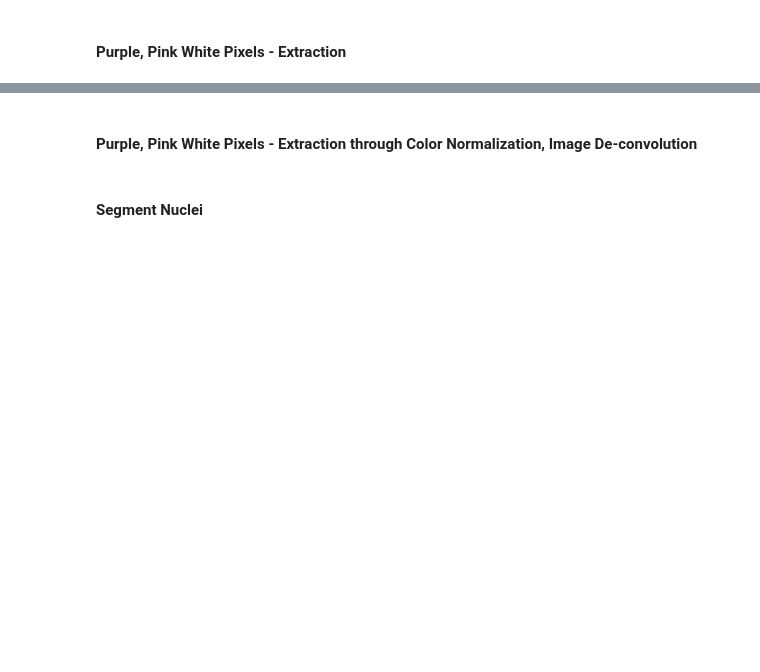
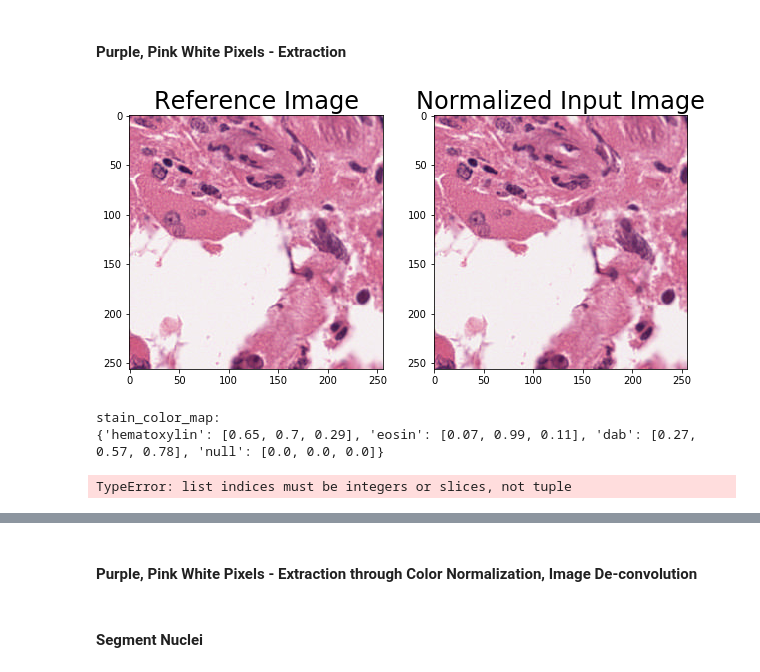
Before and after one commit to sraja2911/glioma_histo_img_classifier_lob, a Jupyter notebook: Tissue_Texture_Algorithm_PCA_Kmeans-Norm-Deconv.ipynb, the cells around one changed output, grey strips where cells are left out. Cells and saved outputs as stored; diff of their text form; code cells hidden in the pictures; blank space fills up the shorter version.

```diff
--- a/Tissue_Texture_Algorithm_PCA_Kmeans-Norm-Deconv.ipynb
+++ b/Tissue_Texture_Algorithm_PCA_Kmeans-Norm-Deconv.ipynb
@@ -216,12 +201,32 @@ for i, k in enumerate([2, 3, 4]):
                  fontsize=16, fontweight='semibold', y=1.05);
 # %% [markdown]
 #### Purple, Pink White Pixels - Extraction
+# %%
+# Load reference image for normalization
+ref_image_file = ('/media/raj/Raj1_5/10ktiles/train/gbm/TCGA-02-0001-01Z-00-DX2_20x_4768_25216_256x256.png')  # L1.png
+
+im_reference = skimage.io.imread(ref_image_file)[:, :, :3]
+
+# get mean and stddev of reference image in lab space
+mean_ref, std_ref = htk.preprocessing.color_conversion.lab_mean_std(im_reference)
+
+# perform reinhard color normalization
+im_nmzd = htk.preprocessing.color_normalization.reinhard(imInput, mean_ref, std_ref)
+
+# Display results
+plt.figure(figsize=(10, 10))
+
+plt.subplot(1, 2, 1)
+plt.imshow(im_reference)
+_ = plt.title('Reference Image', fontsize=titlesize)
+
+plt.subplot(1, 2, 2)
+plt.imshow(im_nmzd)
+_ = plt.title('Normalized Input Image', fontsize=titlesize)
+# %% [output]
+[figure, added]
 # %%
 # create stain to color map using HistomicsTK
-inputImageFile = ('/media/raj/Raj1_5/10ktiles/train/gbm/TCGA-02-0001-01Z-00-DX2_20x_4768_25216_256x256.png')  # H&E.png
-imOrig = skimage.io.imread(inputImageFile)[:, :, :3]
-imInput = imOrig.copy()
-
 stain_color_map = htk.preprocessing.color_deconvolution.stain_color_map
 print('stain_color_map:', stain_color_map, sep='\n')
 
@@ -232,15 +237,26 @@ stains = ['hematoxylin',  # nuclei stain
 
 # create stain matrix
 W = np.array([stain_color_map[st] for st in stains]).T
+w_init=[]
 
 # perform standard color deconvolution
-imDeconvolved = htk.preprocessing.color_deconvolution.color_deconvolution(imInput, W)
+#img_sda = htk.preprocessing.color_conversion.rgb_to_sda(im_nmzd,None)
+#img_snmf_matrix = htk.preprocessing.color_deconvolution.color_deconvolution(img_sda, w_init)
+imDeconvolved = htk.preprocessing.color_deconvolution.color_deconvolution(im_nmzd, W)
+#
+
+imDeconvolved = htk.preprocessing.color_deconvolution.color_deconvolution(img_snmf_matrix, W)
+
 
 # Display results
 for i in 0, 1:
     plt.figure()
     plt.imshow(imDeconvolved.Stains[:, :, i])
     _ = plt.title(stains[i], fontsize=titlesize)
+# %% [output]
+stain_color_map:
+{'hematoxylin': [0.65, 0.7, 0.29], 'eosin': [0.07, 0.99, 0.11], 'dab': [0.27, 0.57, 0.78], 'null': [0.0, 0.0, 0.0]}
+TypeError: list indices must be integers or slices, not tuple
 # %%
 # Calculating Purple, Pink, White Pixels' - x,y co-ordinates
 # Purple pixel:Cell Nuclie Material,
```
Also changed, not shown: parts of 30 cells of this notebook.
